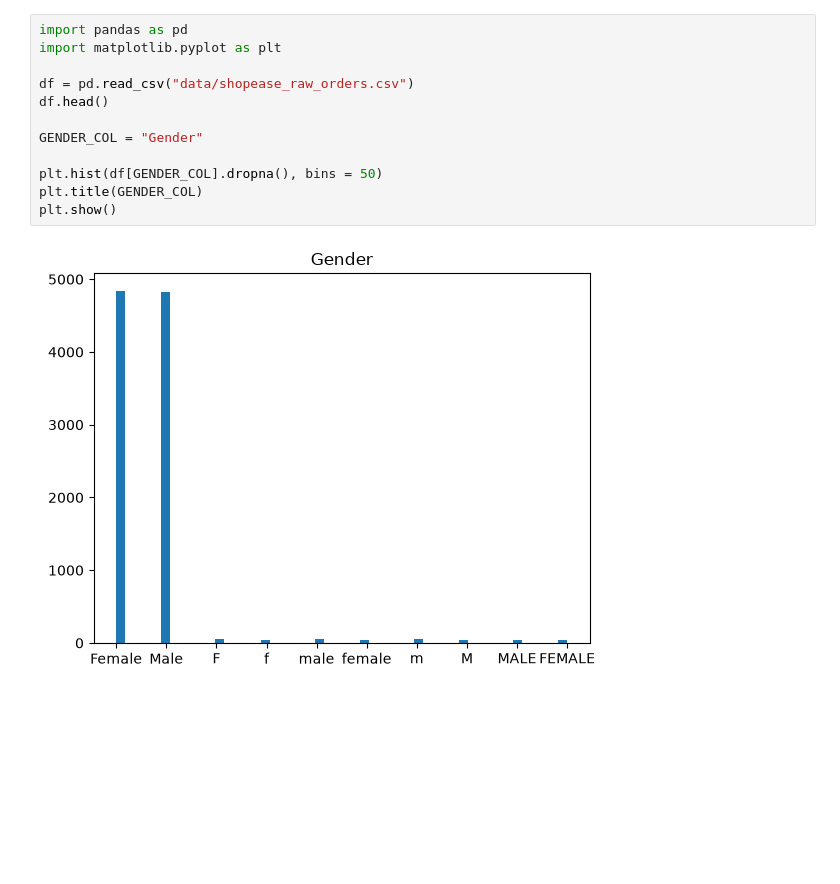
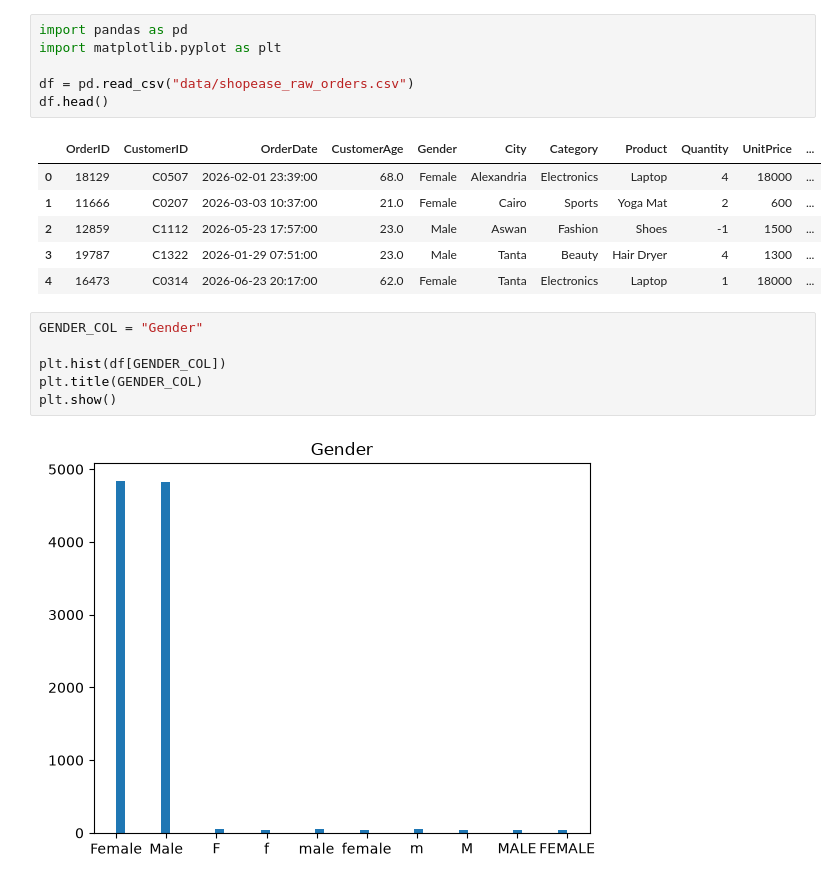
Before and after one commit to V1ntester/Nikandrov-ODA-Labs-2026, a Jupyter notebook: eda_shopease_raw_orders.ipynb, the cells around one changed output. Drawn from its saved outputs; the diff is of its cells as text; blank space fills up the shorter version.

```diff
--- a/eda_shopease_raw_orders.ipynb
+++ b/eda_shopease_raw_orders.ipynb
@@ -1,14 +1,21 @@
 # %%
 import pandas as pd
 import matplotlib.pyplot as plt
 
 df = pd.read_csv("data/shopease_raw_orders.csv")
 df.head()
-
-GENDER_COL = "Gender"
-
-plt.hist(df[GENDER_COL].dropna(), bins = 50)
-plt.title(GENDER_COL)
-plt.show()
 # %% [output]
-[figure, removed]
+|  | OrderID | CustomerID | OrderDate | CustomerAge | Gender | City | Category | Product | Quantity | UnitPrice | ... |
+| 0 | 18129 | C0507 | 2026-02-01 23:39:00 | 68.0 | Female | Alexandria | Electronics | Laptop | 4 | 18000 | ... |
+| 1 | 11666 | C0207 | 2026-03-03 10:37:00 | 21.0 | Female | Cairo | Sports | Yoga Mat | 2 | 600 | ... |
+| 2 | 12859 | C1112 | 2026-05-23 17:57:00 | 23.0 | Male | Aswan | Fashion | Shoes | -1 | 1500 | ... |
+| 3 | 19787 | C1322 | 2026-01-29 07:51:00 | 23.0 | Male | Tanta | Beauty | Hair Dryer | 4 | 1300 | ... |
+| 4 | 16473 | C0314 | 2026-06-23 20:17:00 | 62.0 | Female | Tanta | Electronics | Laptop | 1 | 18000 | ... |
+# %%
+GENDER_COL = "Gender"
+
+plt.hist(df[GENDER_COL])
+plt.title(GENDER_COL)
+plt.show()
+# %% [output]
+[figure, added]
```
Also changed, not shown: parts of 6 cells of this notebook.
